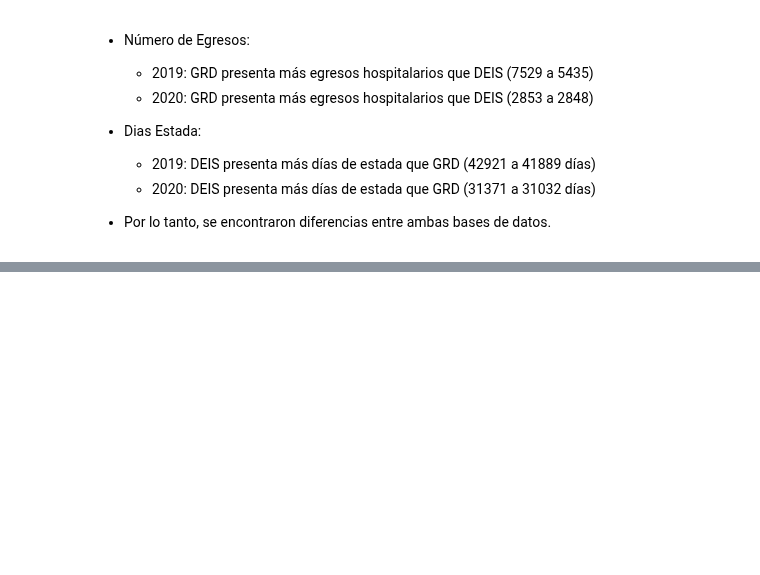
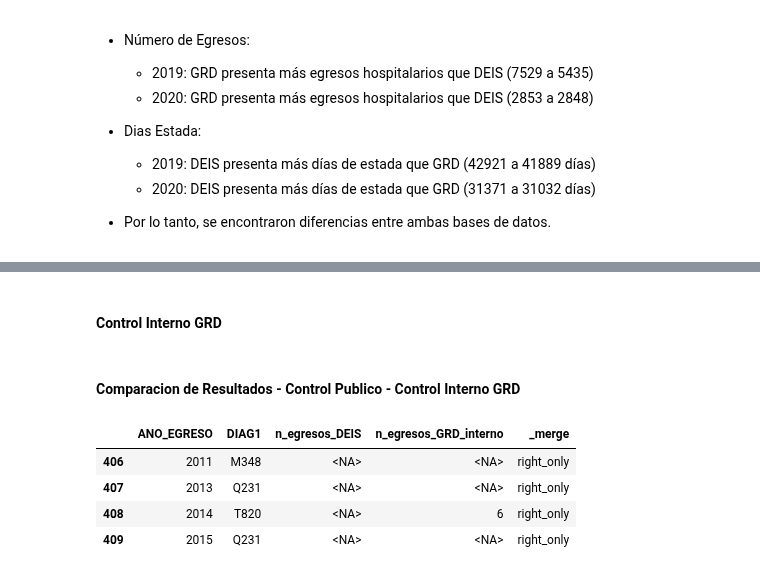
Before and after one commit to JavierRojas14/egresos-hospitalarios, a Jupyter notebook: analisis_base_de_datos.ipynb, the cells around one changed output, grey strips where cells are left out. Drawn from its saved outputs; the diff is of its cells as text; code cells hidden in the pictures; blank space fills up the shorter version.

Commit message:
Elimina diags ausentes mutualmente

```diff
--- a/analisis_base_de_datos.ipynb
+++ b/analisis_base_de_datos.ipynb
@@ -118,0 +190,47 @@ GRD|Dias Estada Totales|41889 dias|31032 dias|
+# %% [markdown]
+#### Control Interno GRD
+# %%
+control_interno_2 = pd.read_excel("Dg más frecuentes 2011-2022.xlsx", header=3)
+
+codigos_egresos_2 = (
+    control_interno_2["Diag 01 Principal (cod+des)"].str.split("-").str[0].str.strip()
+)
+
+control_interno_2.insert(1, "DIAGNOSTICO1", codigos_egresos_2)
+control_interno_2 = control_interno_2.iloc[:-1, 1:-1]
+control_interno_2.columns = ["DIAGNOSTICO1"] + list(range(2011, 2023))
+control_interno_2 = pd.melt(
+    control_interno_2,
+    id_vars="DIAGNOSTICO1",
+    value_vars=range(2011, 2023),
+    var_name="ANIO_EGRESO",
+    value_name="n_egresos",
+)
+
+control_interno_2 = control_interno_2.query("ANIO_EGRESO <= 2020")
+control_interno_2["ANIO_EGRESO"] = control_interno_2["ANIO_EGRESO"].astype(int)
+control_interno_2["n_egresos"] = control_interno_2["n_egresos"].astype("Int64")
+control_interno_2["DIAGNOSTICO1"] = control_interno_2['DIAGNOSTICO1'].str.replace(".", "", regex=False)
+control_interno_2 = control_interno_2.rename(columns={"ANIO_EGRESO": "ANO_EGRESO",
+                                                      "DIAGNOSTICO1": "DIAG1"})
+control_interno_2 = control_interno_2[~control_interno_2["DIAG1"].isin(["C33", "J91", "J90",
+                                                                              "J47"])]
+# %% [markdown]
+#### Comparacion de Resultados - Control Publico - Control Interno GRD
+# %%
+comparacion = pd.merge(
+    control_calidad_publico,
+    control_interno_2,
+    how="outer",
+    on=["DIAG1", "ANO_EGRESO"],
+    suffixes=("_DEIS", "_GRD_interno"),
+    indicator=True,
+)
+# %%
+display(comparacion.query('_merge != "both"'))
+# %% [output]
+|  | ANO_EGRESO | DIAG1 | n_egresos_DEIS | n_egresos_GRD_interno | _merge |
+| 406 | 2011 | M348 | <NA> | <NA> | right_only |
+| 407 | 2013 | Q231 | <NA> | <NA> | right_only |
+| 408 | 2014 | T820 | <NA> | 6 | right_only |
+| 409 | 2015 | Q231 | <NA> | <NA> | right_only |
```
Also changed, not shown: parts of 8 cells of this notebook.
